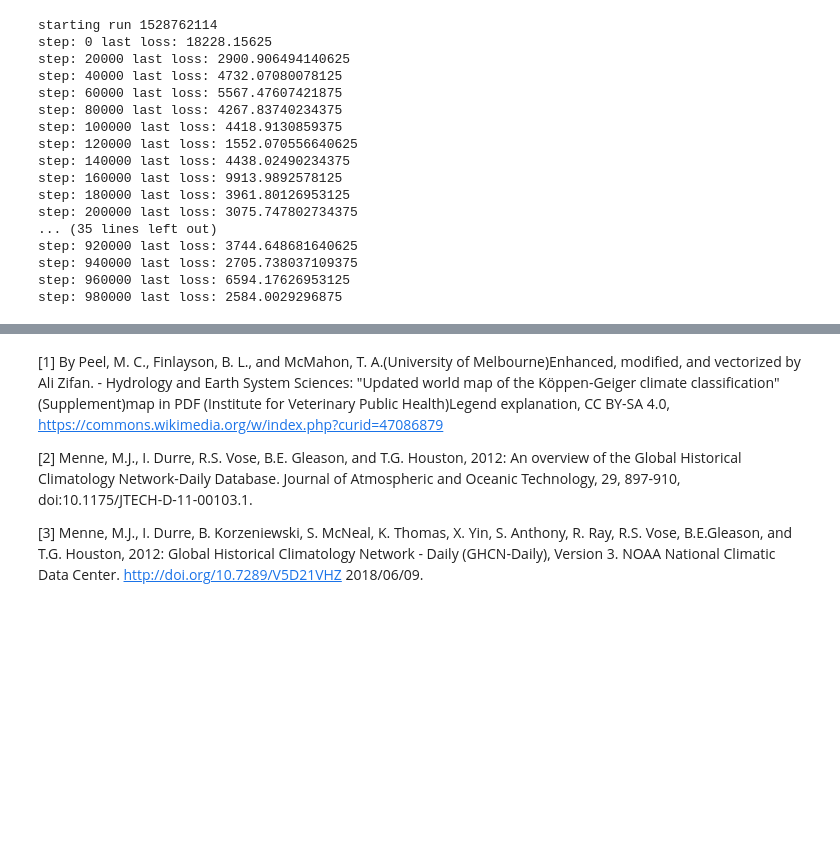
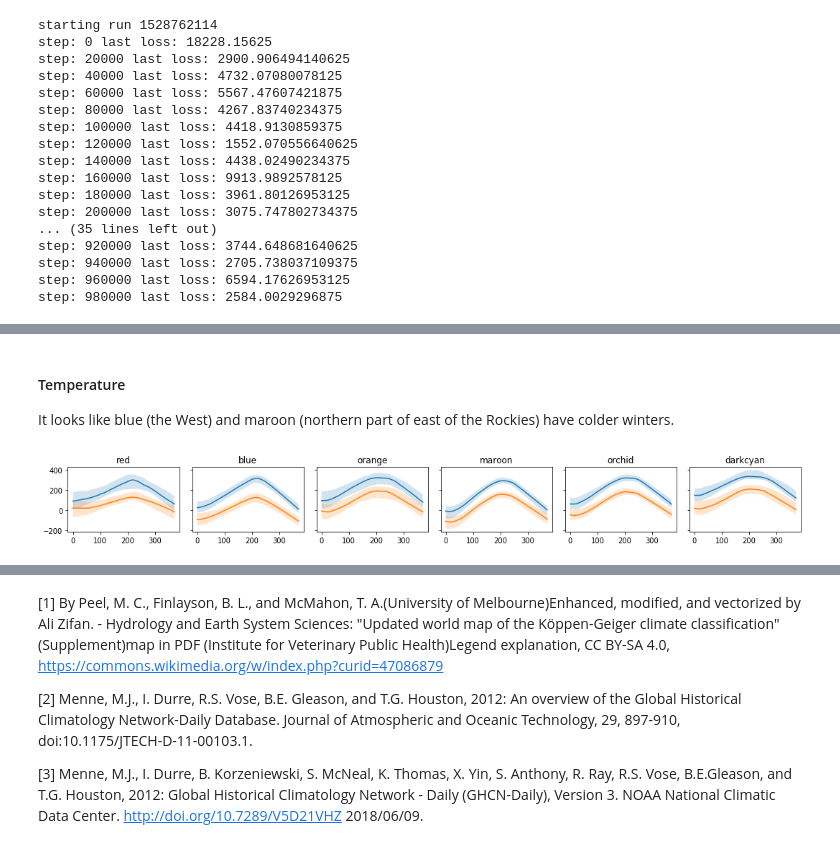
Before and after one commit to jessstringham/notebooks, a Jupyter notebook: 2018-06-11-climate-classification-with-neural-nets.ipynb, the cells around one changed output, grey strips where cells are left out. Cells and saved outputs as stored; diff of their text form; code cells hidden in the pictures; blank space fills up the shorter version.

```diff
--- a/2018-06-11-climate-classification-with-neural-nets.ipynb
+++ b/2018-06-11-climate-classification-with-neural-nets.ipynb
@@ -361,0 +411,51 @@ INFO:tensorflow:Restoring parameters from data/weather/tf_logs/model.cpkt
+# %% [markdown]
+#### Temperature
+
+It looks like blue (the West) and maroon (northern part of east of the Rockies) have colder winters.
+# %%
+def plot_predictions(climate_predictions, plot_temperature):
+    fig, axs = plt.subplots(
+        1,
+        len(climate_predictions),
+        figsize=(15, 2),
+        sharey=True
+    )
+
+    for climate_i, climate_pred in enumerate(climate_predictions):
+        x_grid = climate_pred[0][0]
+        # make a vector of all stations and tranpose so it's day, station, value
+        climate_preds = np.vstack((
+            [station_data]
+            for _, station_data in climate_pred
+        ))
+
+        central_pred = np.median(climate_preds, axis=0)
+
+        lower_bound = np.percentile(climate_preds, q=5, axis=0)
+        upper_bound = np.percentile(climate_preds, q=95, axis=0)
+
+        if plot_temperature:
+            values = [0, 1]
+        else:
+            values = [2]
+
+        for value_i in values:
+            axs[climate_i].fill_between(
+                x_grid,
+                lower_bound[:, value_i],
+                upper_bound[:, value_i],
+                alpha=0.2,
+                label='two standard deviations'
+            )
+
+            axs[climate_i].plot(
+                x_grid, central_pred[:, value_i]
+            )
+
+            axs[climate_i].set_title(climate_id_to_color[climate_i])
+
+plot_predictions(climate_predictions, plot_temperature=True)
+maybe_save_plot('2018-06-11-year-temp-predictions')
+plt.show()
+# %% [output]
+[figure, added]
```
Also changed, not shown: parts of 22 cells of this notebook, 4 other files.
